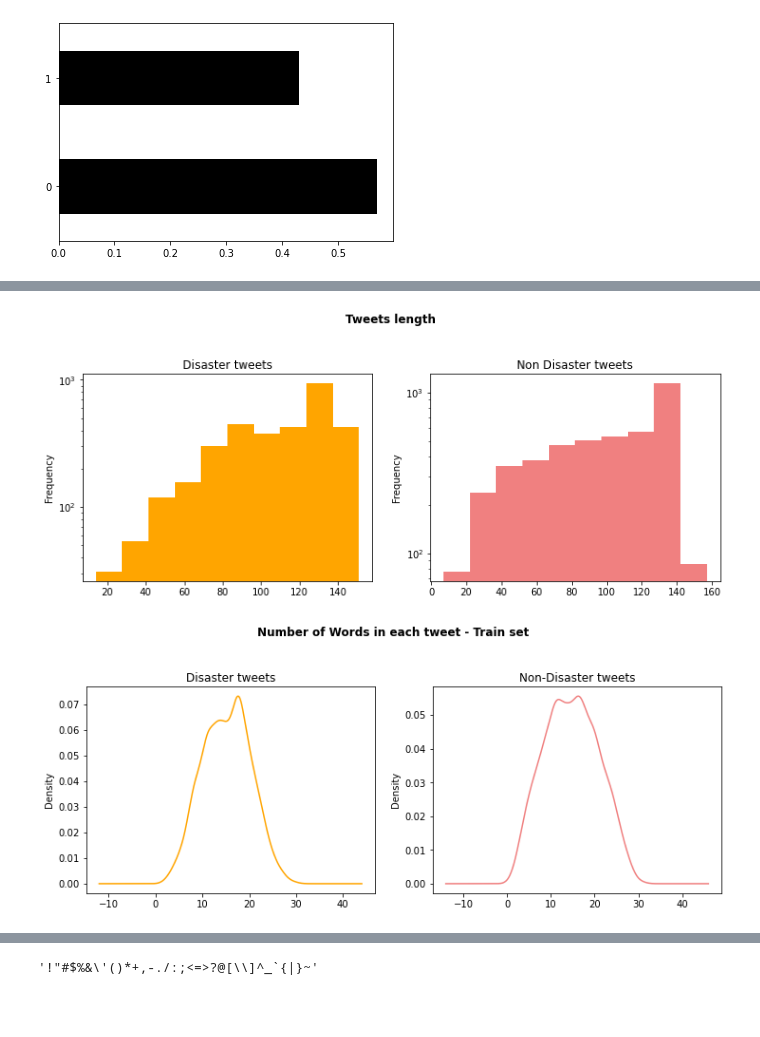
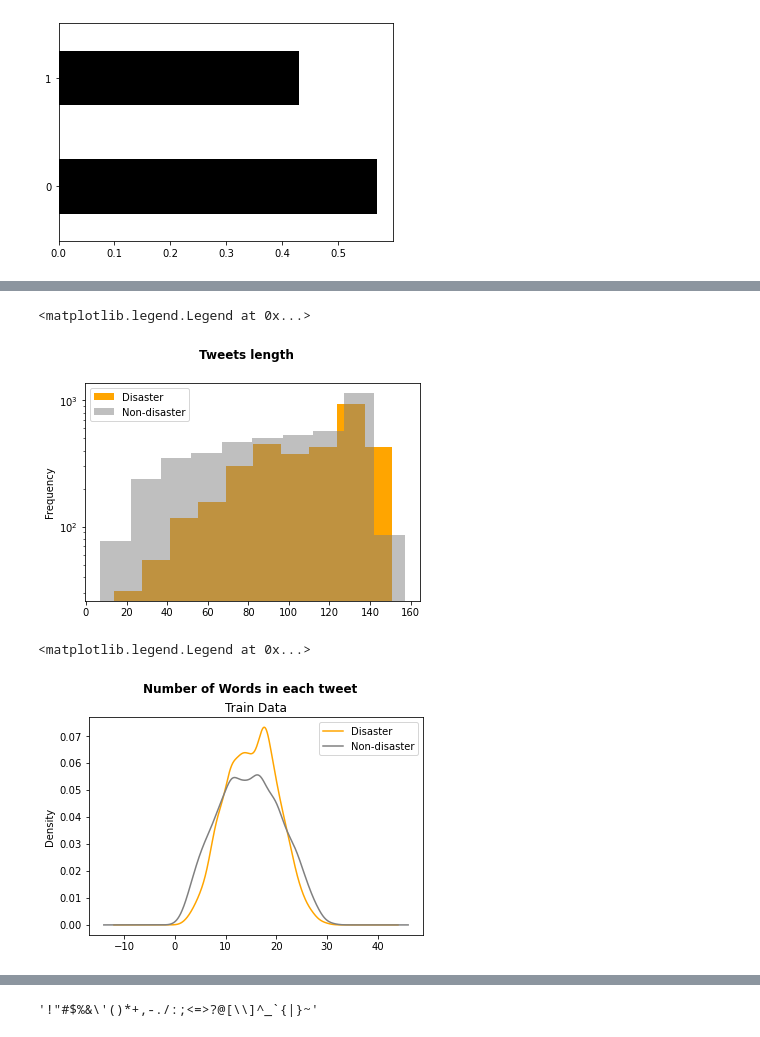
Before and after one commit to raissalohanna/DataLab-FinalProject, a Jupyter notebook: NLP Tweet Disaster.ipynb, the cells around one changed output, grey strips where cells are left out. Drawn from its saved outputs; the diff is of its cells as text; code cells hidden in the pictures; blank space fills up the shorter version.

```diff
--- a/NLP Tweet Disaster.ipynb
+++ b/NLP Tweet Disaster.ipynb
@@ -146,33 +144,36 @@ ax2 = train_data['keyword'].value_counts(normalize=True)[:15].sort_values().plot
 # %%
-fig3,(ax1, ax2) = plt.subplots(1,2, figsize=(12,4))
-fig3.suptitle('Tweets length', y=1.1, weight='bold', size='large')
+fig3,ax = plt.subplots()
+fig3.figsize=(12,4)
+fig3.suptitle('Tweets length', y=1, weight='bold', size='large')
 
-ax1 = train_data.query("target==1")["text"].str.len().plot(kind="hist",
+ax = train_data.query("target==1")["text"].str.len().plot(kind="hist",
                                                            color="orange",
-                                                           title="Disaster tweets",
-                                                           ax=ax1)
-ax1.set_yscale('log')
+                                                           ax=ax)
 
-ax2 = train_data.query("target==0")["text"].str.len().plot(kind="hist",
-                                                           color="lightcoral",
-                                                           title="Non Disaster tweets",
-                                                           ax=ax2)
-ax2.set_yscale('log')
+ax = train_data.query("target==0")["text"].str.len().plot(kind="hist",
+                                                           color="gray",
+                                                           alpha=0.5,
+                                                           ax=ax)
+ax.set_yscale('log')
+ax.legend(['Disaster', 'Non-disaster'])
 # %% [output]
+<matplotlib.legend.Legend at 0x...>
-[figure, old version]
+[figure, new version]
 # %%
-fig4,(ax1, ax2) = plt.subplots(1,2, figsize=(12,4))
-fig4.suptitle('Number of Words in each tweet - Train set', y=1.1, weight='bold', size='large')
+fig4,ax = plt.subplots()
+fig4.figsize=(12,4)
+fig4.suptitle('Number of Words in each tweet', y=1, weight='bold', size='large')
+ax.set_title('Train Data', y=1, weight='light', size='large')
 
-ax1 = train_data.query("target==1").text.map(lambda x: len(x.split())).plot(kind="kde",
+ax = train_data.query("target==1").text.map(lambda x: len(x.split())).plot(kind="kde",
                                                                             color="orange",
-                                                                            title="Disaster tweets",
-                                                                            ax=ax1)
+                                                                            ax=ax)
 
-ax2 = train_data.query("target==0").text.map(lambda x: len(x.split())).plot(kind="kde",
-                                                                            color="lightcoral",
-                                                                            title="Non-Disaster tweets",
-                                                                            ax=ax2)
+ax = train_data.query("target==0").text.map(lambda x: len(x.split())).plot(kind="kde",
+                                                                            color="gray",
+                                                                            ax=ax)
+ax.legend(['Disaster', 'Non-disaster'])
 # %% [output]
+<matplotlib.legend.Legend at 0x...>
-[figure, old version]
+[figure, new version]
 # %%
```
Also changed, not shown: parts of 87 cells of this notebook.
